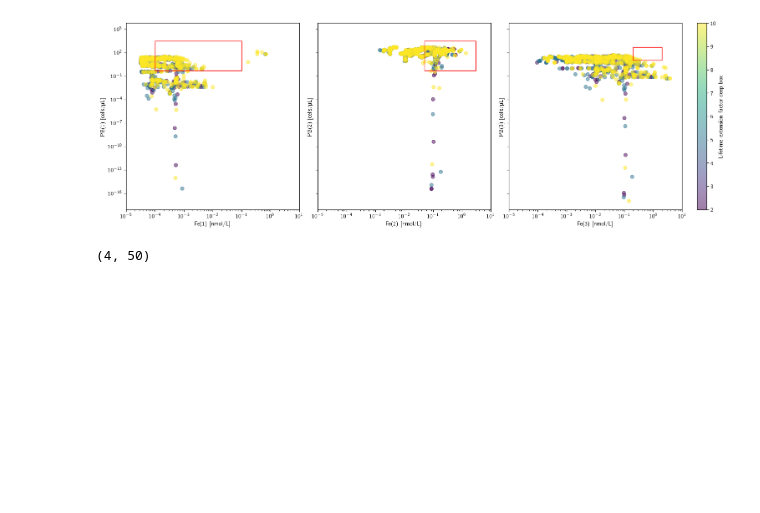
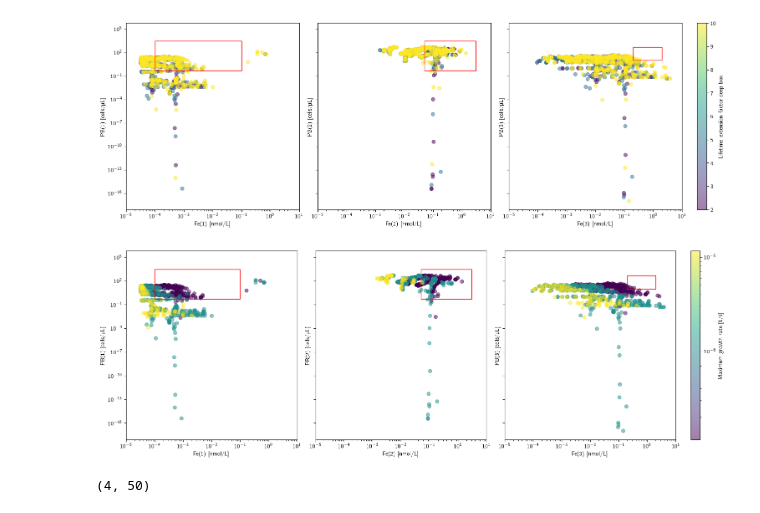
Before and after one commit to konweber/microCOSM_deep, a Jupyter notebook: Ensembles13_to_18/Ensemble13_to_18_analysis.ipynb, the cells around one changed output. Cells and saved outputs as stored; diff of their text form; code cells hidden in the pictures; blank space fills up the shorter version.

```diff
--- a/Ensembles13_to_18/Ensemble13_to_18_analysis.ipynb
+++ b/Ensembles13_to_18/Ensemble13_to_18_analysis.ipynb
@@ -172,6 +172,79 @@ cbar.set_label('Lifetime extension factor deep box')
 plt.show()
 # %% [output]
 [figure]
+# %%
+
+fig, axs = plt.subplots(1, 3, figsize=(15, 5), sharex=True, sharey=True, constrained_layout=True)
+
+# Scatter plot for Fe(1) vs PB(1)
+sc1 = axs[0].scatter(data13_to_18['Fe(1)'], data13_to_18['PB(1)'], c=data13_to_18['mu0'], cmap='viridis', marker='o', alpha=0.5, norm=LogNorm())
+axs[0].set_xlabel('Fe(1) [nmol/L]')
+axs[0].set_ylabel('PB(1) [cells/µL]')
+axs[0].set_xscale('log')
+axs[0].set_yscale('log')
+axs[0].set_xlim(1E-5, 1E1)
+rect = Rectangle((1E-4, 0.5), 0.1 - 1E-4, 3000 - 0.5, linewidth=1, edgecolor='red', facecolor='none', alpha=1)
+axs[0].add_patch(rect)
+### Fe concentration in the SO between 1E-4 and 0.1 nmol/kg (or nmol/L) -- must be subnanomolar
+### Boyd, P., Ellwood, M. The biogeochemical cycle of iron in the ocean. Nature Geosci 3, 675–682 (2010). https://doi.org/10.1038/ngeo964
+### https://doi.org/10.1016/j.dsr.2004.09.008 (Coale 2005)
+### One could also use GEOTRACES - minimum value is 0.0098 nmol/kg, but values go much higher (as much as 25 nmol/kg)
+### Only very limited sampling, rely on other publications
+
+### Bacterial abundance taken as a proxy for prokaryotic abundance
+### Using the dataset from Hansell et al 2021, DOM Compilation, data handling with ODV
+### All data points south of 40°S and in the upper 200 m
+### selected minimum: 0.5E5 cells/ml = 50 cells/µL (lower possible as well???)
+### selected maximum: 30E5 cells/ml = 3000 cells/µL
+
+# Scatter plot for Fe(2) vs PB(2)
+sc2 = axs[1].scatter(data13_to_18['Fe(2)'], data13_to_18['PB(2)'], c=data13_to_18['mu0'], cmap='viridis', marker='o', alpha=0.5, norm=LogNorm())
+axs[1].set_xlabel('Fe(2) [nmol/L]')
+axs[1].set_ylabel('PB(2) [cells/µL]')
+axs[1].set_xscale('log')
+axs[1].set_yscale('log')
+rect = Rectangle((0.05, 0.5), 3 - 0.05, 3000 - 0.5, linewidth=1, edgecolor='red', facecolor='none', alpha=1)
+axs[1].add_patch(rect)
+### Fe concentration taken from GEOTRACES for North Atlantic [90°N - 0°N, -90°W - -10°W]
+### 0.05 nmol/kg - 3 nmol/kg
+### Generally high variability, would be good to be rather in the middle of the range
+### Bacterial abundance taken as a proxy for prokaryotic abundance
+### Using the dataset from Hansell et al 2021, DOM Compilation, data handling with ODV
+### All data points south of 40°S and in the upper 200 m
+### selected minimum: 0.5E5 cells/ml = 50 cells/µL
+### selected maximum: 30E5 cells/ml = 3000 cells/µL
+
+
+# Scatter plot for Fe(3) vs PB(3)
+sc3 = axs[2].scatter(data13_to_18['Fe(3)'], data13_to_18['PB(3)'], c=data13_to_18['mu0'], cmap='viridis', marker='o', alpha=0.5, norm=LogNorm())
+axs[2].set_xlabel('Fe(3) [nmol/L]')
+axs[2].set_ylabel('PB(3) [cells/µL]')
+axs[2].set_xscale('log')
+axs[2].set_yscale('log')
+rect = Rectangle((0.2, 10), 2 - 0.2, 500 - 10, linewidth=1, edgecolor='red', facecolor='none', alpha=1)
+axs[2].add_patch(rect)
+
+### dFe concentration taken from GEOTRACES
+### minimum that reflects the likely range: 0.2 nmol/kg
+### Maximum value: 2 nmol/kg
+### Here more strict than in the surface ocean, I really want to get this right!
+### Also due to the longer residence time, there should be much less variation
+### And there are more measurements, giving us more confidence in the observational constraints
+
+### Prokaryotic abundance from Herndl Review paper 2023
+### As before (0 dim model): 1E7 - 5E8 cells/L
+### corresponding to: 10 - 500 cells/µL
+### Also stricter here for the same reasons as above
+
+
+cbar = fig.colorbar(sc3, ax=axs, orientation='vertical', pad=0.02)
+cbar.set_label('Maximum growth rate [1/s]')
+
+# Save or display the plot
+# plt.savefig('scientific_paper_plot_discrete_cmap_markers.png', dpi=300, bbox_inches='tight')
+plt.show()
+# %% [output]
+[figure, added]
 # %%
 ### Identify the ensemble members that are in the feasible region
 data13_to_18_feasible = data13_to_18[
```
Also changed, not shown: parts of 3 cells of this notebook, 11 other files.
